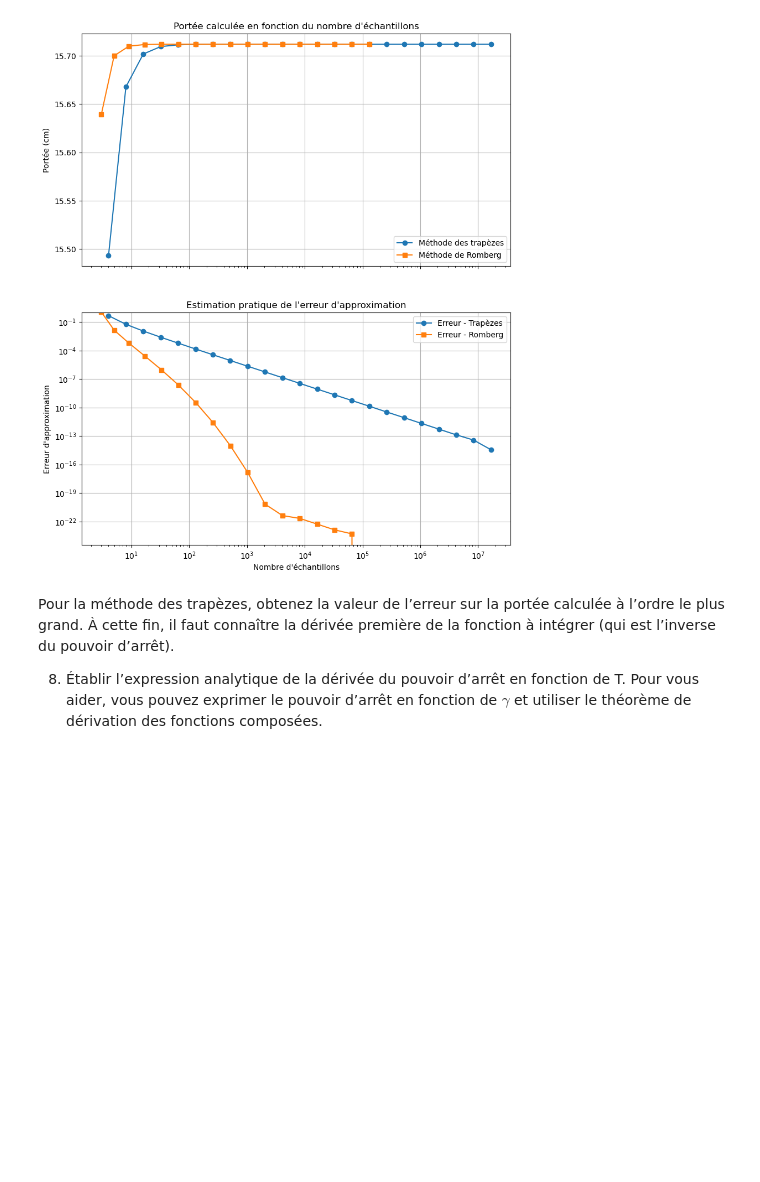
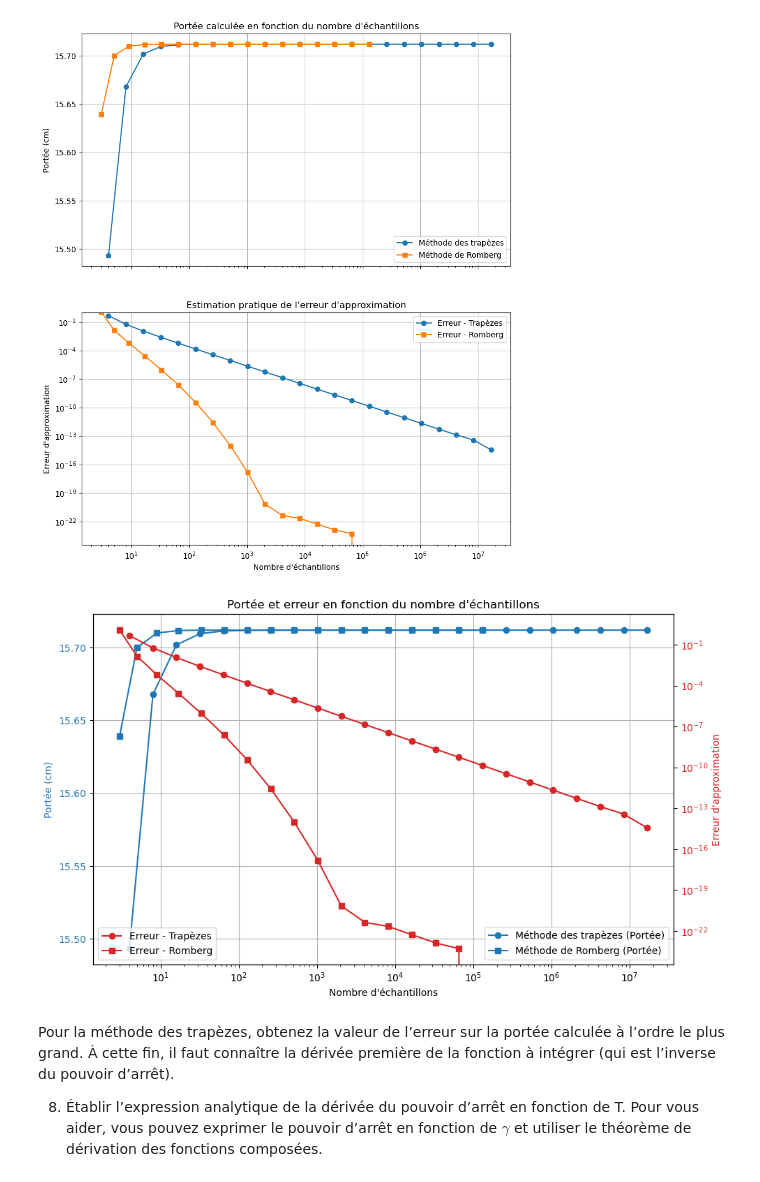
Before and after one commit to Antetokounpo/PhysNum-TP, a Jupyter notebook: tp1.ipynb, the cells around one changed output. Drawn from its saved outputs; the diff is of its cells as text; code cells hidden in the pictures; blank space fills up the shorter version.

Commit message:
Nouveau graphique de merde

```diff
--- a/tp1.ipynb
+++ b/tp1.ipynb
@@ -348,6 +348,34 @@ ax2.set_ylim(0, 1)
 plt.show()
 # %% [output]
 [figure]
+# %%
+fig, ax1 = plt.subplots(figsize=(10, 6))
+
+# Graphique des portées
+ax1.semilogx(n_samples_trapezoid, portees_trapezoid, '-o', label='Méthode des trapèzes (Portée)', color='tab:blue')
+ax1.semilogx(n_samples_romberg, portees_romberg, '-s', label='Méthode de Romberg (Portée)', color='tab:blue')
+ax1.set_xlabel('Nombre d\'échantillons')
+ax1.set_ylabel('Portée (cm)', color='tab:blue')
+ax1.tick_params(axis='y', labelcolor='tab:blue')
+ax1.set_title('Portée et erreur en fonction du nombre d\'échantillons')
+ax1.grid(True)
+ax1.legend()
+
+# Créer un deuxième axe y qui partage le même axe x
+ax2 = ax1.twinx()
+
+# Graphique des erreurs
+ax2.loglog(n_samples_trapezoid, erreurs_trapezoid, '-o', label='Erreur - Trapèzes', color='tab:red')
+ax2.loglog(n_samples_romberg, erreurs_romberg, '-s', label='Erreur - Romberg', color='tab:red')
+ax2.set_ylabel('Erreur d\'approximation', color='tab:red')
+ax2.tick_params(axis='y', labelcolor='tab:red')
+ax2.legend(loc='lower left')
+
+
+fig.tight_layout()  # Sinon, les étiquettes peuvent se chevaucher
+plt.show()
+# %% [output]
+[figure, added]
 # %% [markdown]
  Pour la méthode des trapèzes, obtenez la valeur de l’erreur sur la portée calculée à l’ordre le
  plus grand. À cette fin, il faut connaître la dérivée première de la fonction à intégrer (qui est
```
